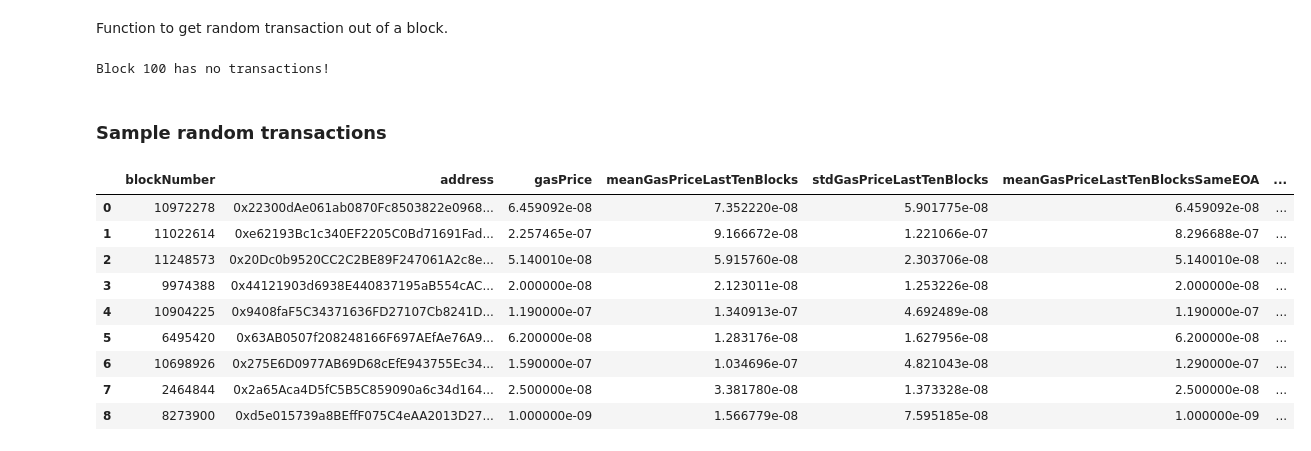
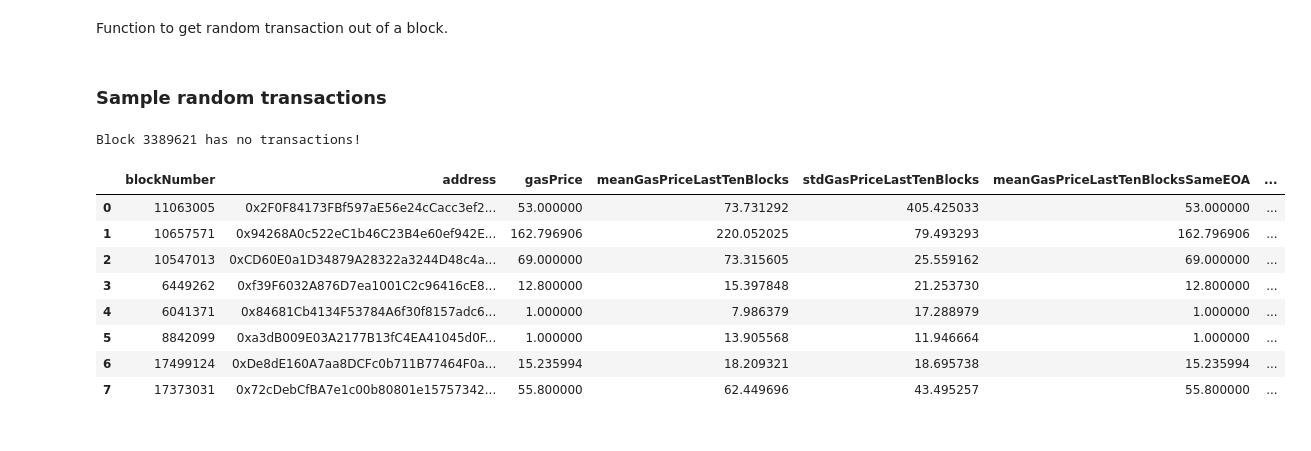
Before and after one commit to hoehlars/frontrunning-attacks, a Jupyter notebook: training/prepare-insertion-attack-features.ipynb, the cells around one changed output. Saved outputs shown, nothing was run; the diff lists cells and outputs as text; code cells hidden in the pictures.

Commit message:
finalize feature extraction for insertation attack data

```diff
--- a/training/prepare-insertion-attack-features.ipynb
+++ b/training/prepare-insertion-attack-features.ipynb
@@ -304,10 +333,6 @@ def get_random_transaction_from_block(block_number: int):
         get_random_transaction_from_block(block_number)
 
     return random_transaction
-# %%
-get_random_transaction_from_block(100)
-# %% [output]
-Block 100 has no transactions!
 # %% [markdown]
 ### Sample random transactions
 # %%
@@ -353,18 +381,19 @@ def sample_random_transaction(nr_of_random_blocks: int) -> pd.DataFrame:
 
     return pd.DataFrame(entries)
 # %%
-feature_random_transactions_df = sample_random_transaction(2500)
-feature_random_transactions_df.to_csv('../data/random_sampled_transactions.csv')
+#feature_random_transactions_df = sample_random_transaction(10)
+#feature_random_transactions_df.to_csv('../data/random_sampled_transactions.csv')
+# %% [output]
+Block 3389621 has no transactions!
 # %%
-feature_random_transactions_df
+#feature_random_transactions_df
 # %% [output]
 |  | blockNumber | address | gasPrice | meanGasPriceLastTenBlocks | stdGasPriceLastTenBlocks | meanGasPriceLastTenBlocksSameEOA | ... |
-| 0 | 10972278 | 0x22300dAe061ab0870Fc8503822e0968... | 6.459092e-08 | 7.352220e-08 | 5.901775e-08 | 6.459092e-08 | ... |
-| 1 | 11022614 | 0xe62193Bc1c340EF2205C0Bd71691Fad... | 2.257465e-07 | 9.166672e-08 | 1.221066e-07 | 8.296688e-07 | ... |
-| 2 | 11248573 | 0x20Dc0b9520CC2C2BE89F247061A2c8e... | 5.140010e-08 | 5.915760e-08 | 2.303706e-08 | 5.140010e-08 | ... |
-| 3 | 9974388 | 0x44121903d6938E440837195aB554cAC... | 2.000000e-08 | 2.123011e-08 | 1.253226e-08 | 2.000000e-08 | ... |
-| 4 | 10904225 | 0x9408faF5C34371636FD27107Cb8241D... | 1.190000e-07 | 1.340913e-07 | 4.692489e-08 | 1.190000e-07 | ... |
-| 5 | 6495420 | 0x63AB0507f208248166F697AEfAe76A9... | 6.200000e-08 | 1.283176e-08 | 1.627956e-08 | 6.200000e-08 | ... |
-| 6 | 10698926 | 0x275E6D0977AB69D68cEfE943755Ec34... | 1.590000e-07 | 1.034696e-07 | 4.821043e-08 | 1.290000e-07 | ... |
-| 7 | 2464844 | 0x2a65Aca4D5fC5B5C859090a6c34d164... | 2.500000e-08 | 3.381780e-08 | 1.373328e-08 | 2.500000e-08 | ... |
-| 8 | 8273900 | 0xd5e015739a8BEffF075C4eAA2013D27... | 1.000000e-09 | 1.566779e-08 | 7.595185e-08 | 1.000000e-09 | ... |
+| 0 | 11063005 | 0x2F0F84173FBf597aE56e24cCacc3ef2... | 53.000000 | 73.731292 | 405.425033 | 53.000000 | ... |
+| 1 | 10657571 | 0x94268A0c522eC1b46C23B4e60ef942E... | 162.796906 | 220.052025 | 79.493293 | 162.796906 | ... |
+| 2 | 10547013 | 0xCD60E0a1D34879A28322a3244D48c4a... | 69.000000 | 73.315605 | 25.559162 | 69.000000 | ... |
+| 3 | 6449262 | 0xf39F6032A876D7ea1001C2c96416cE8... | 12.800000 | 15.397848 | 21.253730 | 12.800000 | ... |
+| 4 | 6041371 | 0x84681Cb4134F53784A6f30f8157adc6... | 1.000000 | 7.986379 | 17.288979 | 1.000000 | ... |
+| 5 | 8842099 | 0xa3dB009E03A2177B13fC4EA41045d0F... | 1.000000 | 13.905568 | 11.946664 | 1.000000 | ... |
+| 6 | 17499124 | 0xDe8dE160A7aa8DCFc0b711B77464F0a... | 15.235994 | 18.209321 | 18.695738 | 15.235994 | ... |
+| 7 | 17373031 | 0x72cDebCfBA7e1c00b80801e15757342... | 55.800000 | 62.449696 | 43.495257 | 55.800000 | ... |
```
Also changed, not shown: parts of 29 cells of this notebook, 8 other files.
